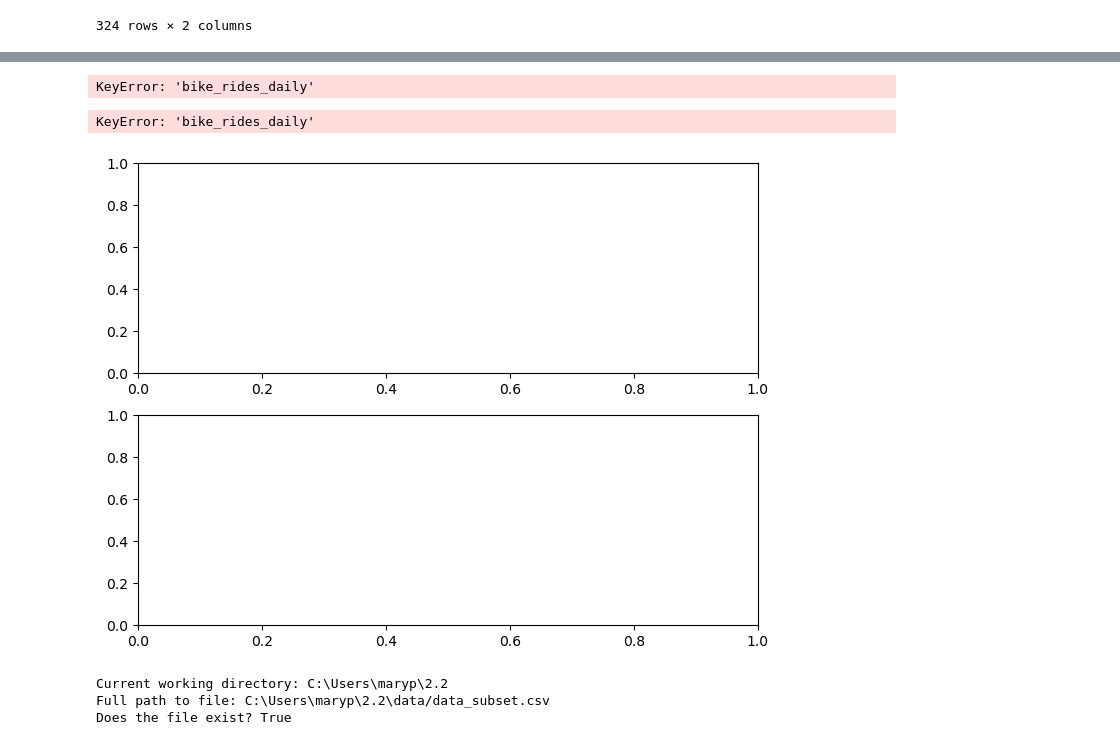
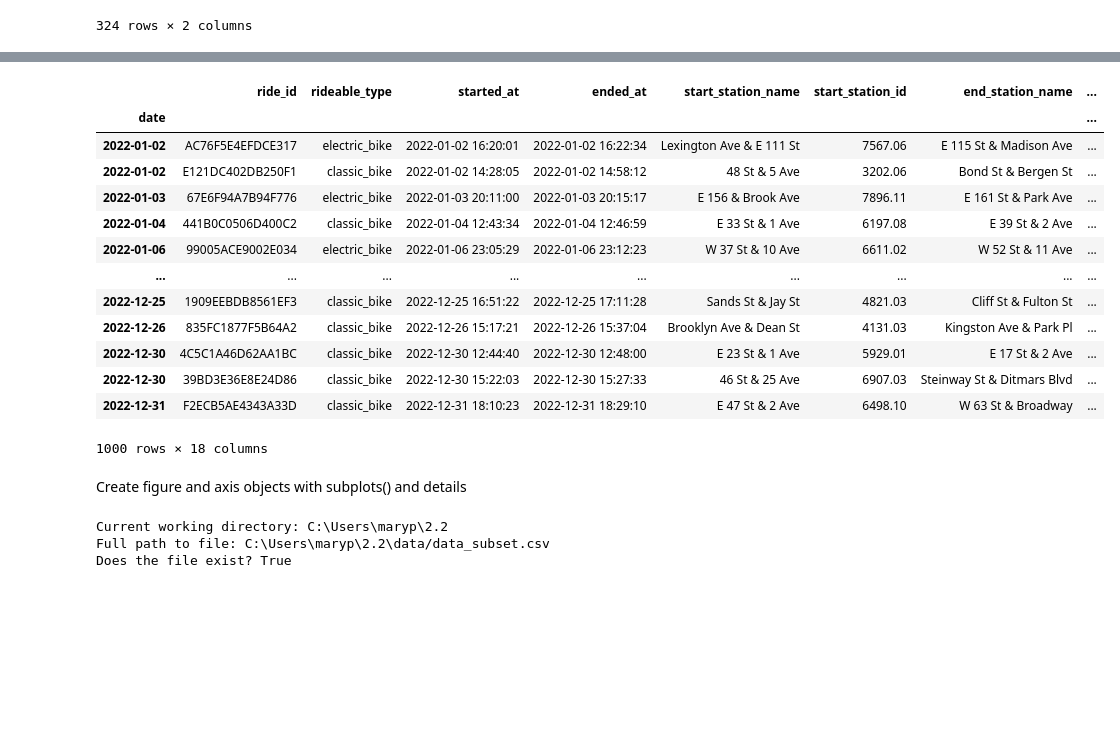
Before and after one commit to MaryP7/city_bikes, a Jupyter notebook: 2.3.ipynb, the cells around one changed output, grey strips where cells are left out. Cells and saved outputs as stored; diff of their text form; code cells hidden in the pictures; blank space fills up the shorter version.

```diff
--- a/2.3.ipynb
+++ b/2.3.ipynb
@@ -108,21 +115,0 @@ fig,ax = plt.subplots(2, figsize =(8, 6))
-# %%
-ax[0].plot(df_temp['bike_rides_daily'],color = "navy")
-ax[0].set_ylabel("Bike rides daily",color = "navy", fontsize = 14) # set y-axis label
-# %% [output]
-KeyError: 'bike_rides_daily'
-# %%
-# Create figure and axis objects with subplots() and details
-
-Fig,ax = plt.subplots(2, figsize =(8, 6))
-
-# Make a plot of the bike rides
-ax[0].plot(df_temp['bike_rides_daily'],color = "navy")
-ax[0].set_ylabel("Bike rides daily",color = "navy", fontsize = 14) # set y-axis label
-
-# Make a plot with the temperatures on the y-axis using second axis object
-ax[1].plot(df_temp["avgTemp"], color = "red")
-ax[1].set_ylabel("Average temperatures", color = "red",fontsize=14)
-plt.subtitle('Temperature and trips in 2018', fontsize = 18)
-# %% [output]
-KeyError: 'bike_rides_daily'
-[figure, removed]
@@ -131,3 +116,22 @@ plt.show()
+# %%
+df_temp
+# %% [output]
+|  | ride_id | rideable_type | started_at | ended_at | start_station_name | start_station_id | end_station_name | ... |
+| date |  |  |  |  |  |  |  | ... |
+| 2022-01-02 | AC76F5E4EFDCE317 | electric_bike | 2022-01-02 16:20:01 | 2022-01-02 16:22:34 | Lexington Ave & E 111 St | 7567.06 | E 115 St & Madison Ave | ... |
+| 2022-01-02 | E121DC402DB250F1 | classic_bike | 2022-01-02 14:28:05 | 2022-01-02 14:58:12 | 48 St & 5 Ave | 3202.06 | Bond St & Bergen St | ... |
+| 2022-01-03 | 67E6F94A7B94F776 | electric_bike | 2022-01-03 20:11:00 | 2022-01-03 20:15:17 | E 156 & Brook Ave | 7896.11 | E 161 St & Park Ave | ... |
+| 2022-01-04 | 441B0C0506D400C2 | classic_bike | 2022-01-04 12:43:34 | 2022-01-04 12:46:59 | E 33 St & 1 Ave | 6197.08 | E 39 St & 2 Ave | ... |
+| 2022-01-06 | 99005ACE9002E034 | electric_bike | 2022-01-06 23:05:29 | 2022-01-06 23:12:23 | W 37 St & 10 Ave | 6611.02 | W 52 St & 11 Ave | ... |
+| ... | ... | ... | ... | ... | ... | ... | ... | ... |
+| 2022-12-25 | 1909EEBDB8561EF3 | classic_bike | 2022-12-25 16:51:22 | 2022-12-25 17:11:28 | Sands St & Jay St | 4821.03 | Cliff St & Fulton St | ... |
+| 2022-12-26 | 835FC1877F5B64A2 | classic_bike | 2022-12-26 15:17:21 | 2022-12-26 15:37:04 | Brooklyn Ave & Dean St | 4131.03 | Kingston Ave & Park Pl | ... |
+| 2022-12-30 | 4C5C1A46D62AA1BC | classic_bike | 2022-12-30 12:44:40 | 2022-12-30 12:48:00 | E 23 St & 1 Ave | 5929.01 | E 17 St & 2 Ave | ... |
+| 2022-12-30 | 39BD3E36E8E24D86 | classic_bike | 2022-12-30 15:22:03 | 2022-12-30 15:27:33 | 46 St & 25 Ave | 6907.03 | Steinway St & Ditmars Blvd | ... |
+| 2022-12-31 | F2ECB5AE4343A33D | classic_bike | 2022-12-31 18:10:23 | 2022-12-31 18:29:10 | E 47 St & 2 Ave | 6498.10 | W 63 St & Broadway | ... |
+1000 rows × 18 columns
+# %% [markdown]
+ Create figure and axis objects with subplots() and details
 # %%
 df_subset.to_csv("data/data_subset.csv")
 # %%
```
Also changed, not shown: parts of 14 cells of this notebook, 4 other files.
